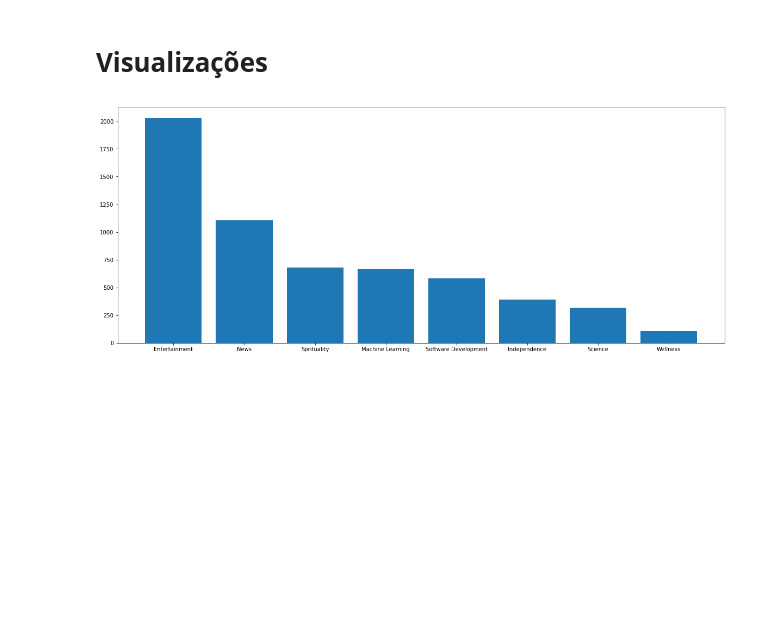
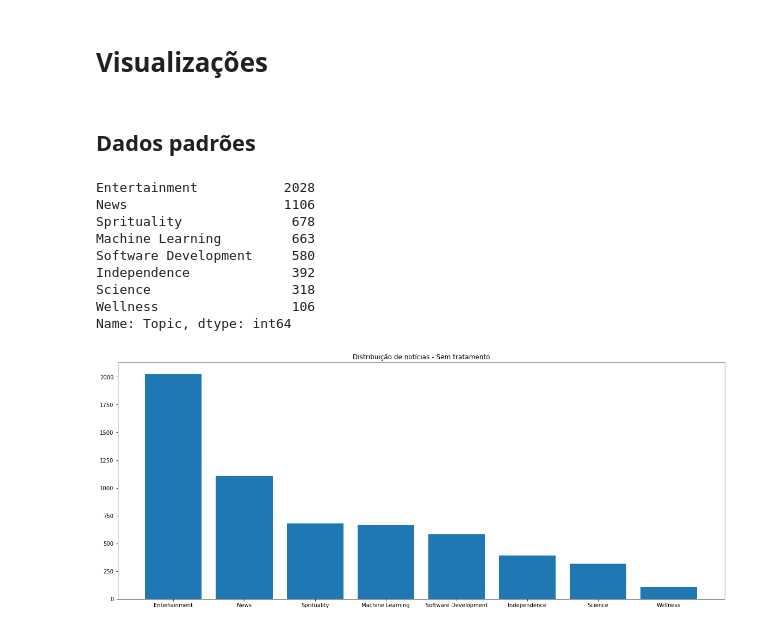
Before and after one commit to PauloUbirajara/News-Classifier, a Jupyter notebook: visualizations.ipynb, the cells around one changed output. Drawn from its saved outputs; the diff is of its cells as text; code cells hidden in the pictures; blank space fills up the shorter version.

```diff
--- a/visualizations.ipynb
+++ b/visualizations.ipynb
@@ -10,7 +33,9 @@ import matplotlib.pyplot as plt
 dataset = 'topic_classifier.csv'
 
 df_dados = pd.read_csv(dataset)
-df_dados.sample(frac=1)
+df_dados = df_dados.sample(frac=1)
+df_dados['title'] = df_dados['title'].apply(str)
+df_dados['c1body'] = df_dados['c1body'].apply(str)
 df_dados
 # %% [output]
 |  | title | c1body | Topic |
@@ -31,7 +82,21 @@ df_dados
+# %% [markdown]
+## Dados padrões
 # %%
-topics = df_dados['Topic'].value_counts()
+default_topics = df_dados['Topic'].value_counts()
+print(default_topics)
 plt.figure(figsize=(20, 8))
-plt.bar(topics.keys(), topics.values)
+plt.bar(default_topics.keys(), default_topics.values)
+plt.title("Distribuição de notícias - Sem tratamento")
 plt.show()
+# Reduzir o entertainment
 # %% [output]
+Entertainment           2028
+News                    1106
+Sprituality              678
+Machine Learning         663
+Software Development     580
+Independence             392
+Science                  318
+Wellness                 106
+Name: Topic, dtype: int64
-[figure, old version]
+[figure, new version]
```
Also changed, not shown: parts of 29 cells of this notebook, 1 other file.
